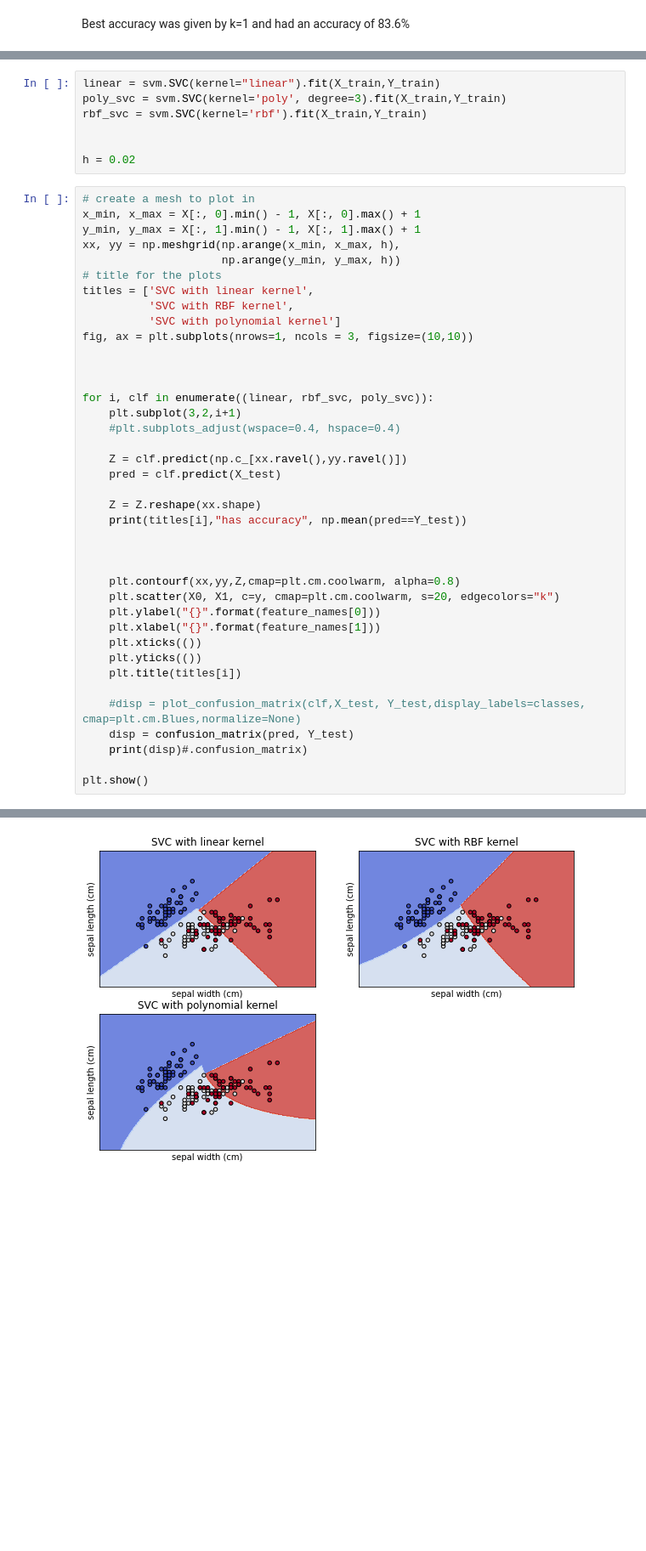
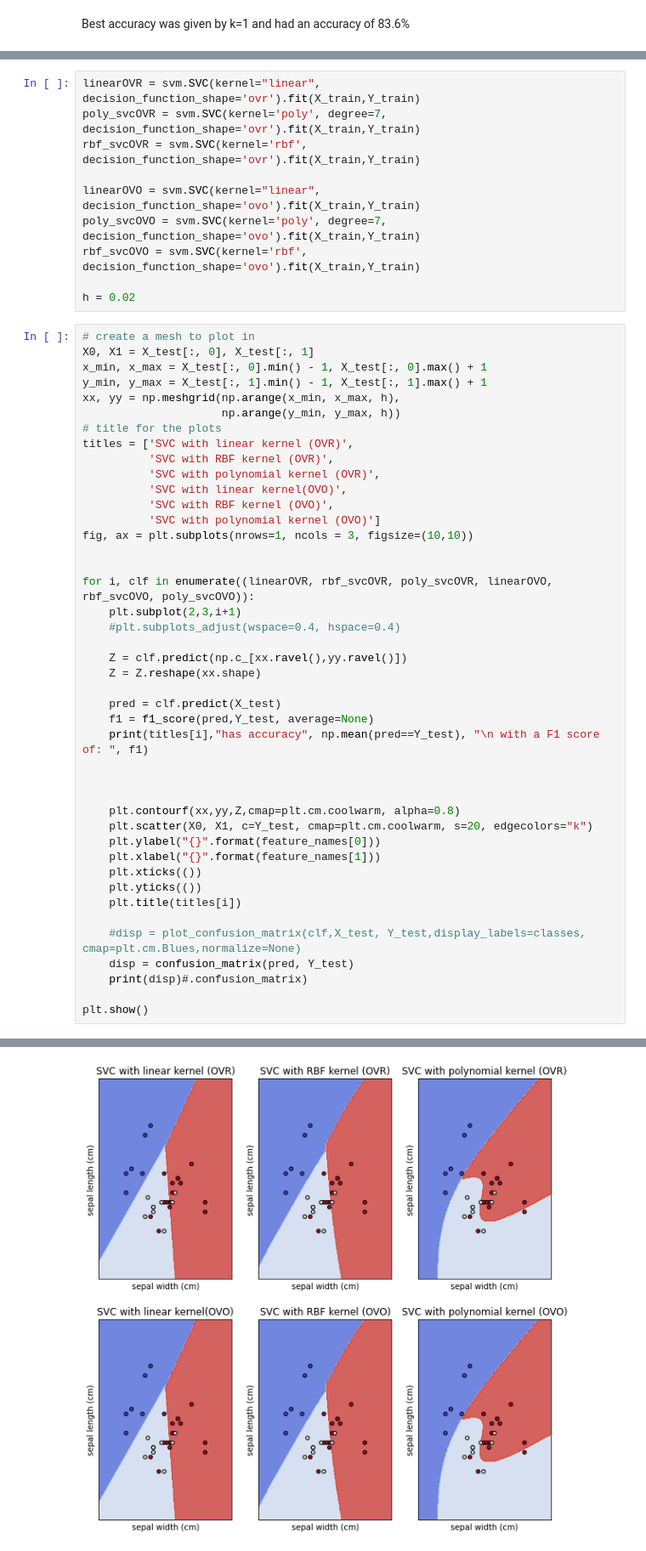
Before and after one commit to maxlengdell/D7041E, a Jupyter notebook: Labs/D7041E_code_for_lab1.ipynb, the cells around one changed output, grey strips where cells are left out. Shown: that part at 85% size. Cells and saved outputs as stored; diff of their text form; blank space fills up the shorter version.

```diff
--- a/Labs/D7041E_code_for_lab1.ipynb
+++ b/Labs/D7041E_code_for_lab1.ipynb
@@ -334,40 +334,47 @@ classes = iris.target_names
 
 X_train, X_test, Y_train, Y_test = train_test_split(X,y, test_size=0.2, train_size=0.8)
 # %%
-linear = svm.SVC(kernel="linear").fit(X_train,Y_train)
-poly_svc = svm.SVC(kernel='poly', degree=3).fit(X_train,Y_train)
-rbf_svc = svm.SVC(kernel='rbf').fit(X_train,Y_train)
+linearOVR = svm.SVC(kernel="linear", decision_function_shape='ovr').fit(X_train,Y_train)
+poly_svcOVR = svm.SVC(kernel='poly', degree=7, decision_function_shape='ovr').fit(X_train,Y_train)
+rbf_svcOVR = svm.SVC(kernel='rbf', decision_function_shape='ovr').fit(X_train,Y_train)
 
+linearOVO = svm.SVC(kernel="linear", decision_function_shape='ovo').fit(X_train,Y_train)
+poly_svcOVO = svm.SVC(kernel='poly', degree=7, decision_function_shape='ovo').fit(X_train,Y_train)
+rbf_svcOVO = svm.SVC(kernel='rbf', decision_function_shape='ovo').fit(X_train,Y_train)
 
 h = 0.02
 # %%
 # create a mesh to plot in
-x_min, x_max = X[:, 0].min() - 1, X[:, 0].max() + 1
-y_min, y_max = X[:, 1].min() - 1, X[:, 1].max() + 1
+X0, X1 = X_test[:, 0], X_test[:, 1]
+x_min, x_max = X_test[:, 0].min() - 1, X_test[:, 0].max() + 1
+y_min, y_max = X_test[:, 1].min() - 1, X_test[:, 1].max() + 1
 xx, yy = np.meshgrid(np.arange(x_min, x_max, h),
                      np.arange(y_min, y_max, h))
 # title for the plots
-titles = ['SVC with linear kernel',
-          'SVC with RBF kernel',
-          'SVC with polynomial kernel']
+titles = ['SVC with linear kernel (OVR)',
+          'SVC with RBF kernel (OVR)',
+          'SVC with polynomial kernel (OVR)',
+          'SVC with linear kernel(OVO)',
+          'SVC with RBF kernel (OVO)',
+          'SVC with polynomial kernel (OVO)']
 fig, ax = plt.subplots(nrows=1, ncols = 3, figsize=(10,10))
 
 
-
-for i, clf in enumerate((linear, rbf_svc, poly_svc)):
-    plt.subplot(3,2,i+1)
+for i, clf in enumerate((linearOVR, rbf_svcOVR, poly_svcOVR, linearOVO, rbf_svcOVO, poly_svcOVO)):
+    plt.subplot(2,3,i+1)
     #plt.subplots_adjust(wspace=0.4, hspace=0.4)
 
     Z = clf.predict(np.c_[xx.ravel(),yy.ravel()])
+    Z = Z.reshape(xx.shape)
+
     pred = clf.predict(X_test)
-
-    Z = Z.reshape(xx.shape)
-    print(titles[i],"has accuracy", np.mean(pred==Y_test))
+    f1 = f1_score(pred,Y_test, average=None)
+    print(titles[i],"has accuracy", np.mean(pred==Y_test), "\n with a F1 score of: ", f1)
 
 
 
     plt.contourf(xx,yy,Z,cmap=plt.cm.coolwarm, alpha=0.8)
-    plt.scatter(X0, X1, c=y, cmap=plt.cm.coolwarm, s=20, edgecolors="k")
+    plt.scatter(X0, X1, c=Y_test, cmap=plt.cm.coolwarm, s=20, edgecolors="k")
     plt.ylabel("{}".format(feature_names[0]))
     plt.xlabel("{}".format(feature_names[1]))
     plt.xticks(())
@@ -395,4 +407,4 @@ SVC with polynomial kernel has accuracy 0.7333333333333333
-[figure, old version]
+[figure, new version]
 # %%
 #title for plots
 title = ("Decision surface of linear SVC ")
```
Also changed, not shown: parts of 4 cells of this notebook.
